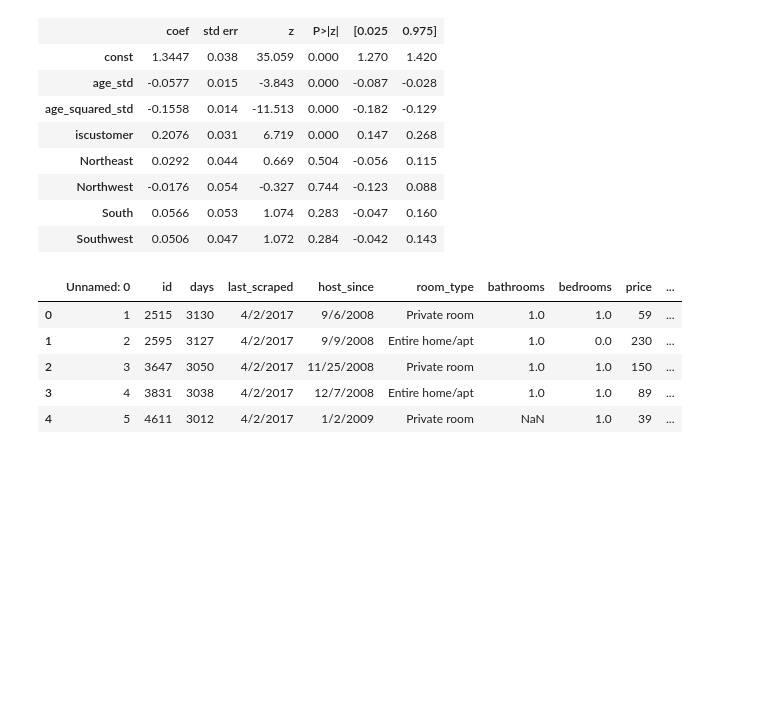
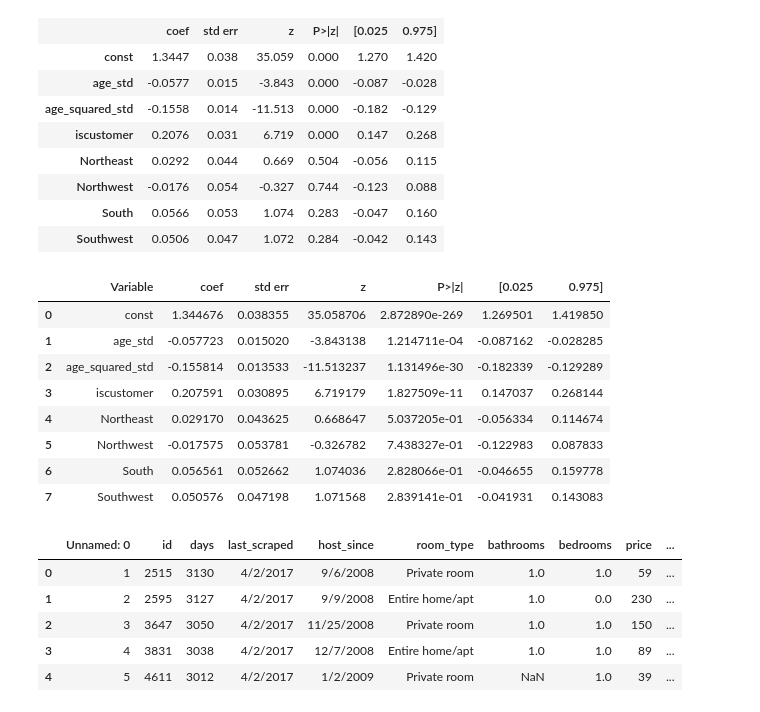
Before and after one commit to rsm-juling/Lulu_marketing_analytics_project, a Jupyter notebook: blog/Project2/index.ipynb, the cells around one changed output. Cells and saved outputs as stored; diff of their text form; code cells hidden in the pictures; blank space fills up the shorter version.

```diff
--- a/blog/Project2/index.ipynb
+++ b/blog/Project2/index.ipynb
@@ -459,6 +461,49 @@ Generalized Linear Model Regression Results
 | Northwest | -0.0176 | 0.054 | -0.327 | 0.744 | -0.123 | 0.088 |
 | South | 0.0566 | 0.053 | 1.074 | 0.283 | -0.047 | 0.160 |
 | Southwest | 0.0506 | 0.047 | 1.072 | 0.284 | -0.042 | 0.143 |
+# %%
+import statsmodels.api as sm
+
+blueprinty["age_std"] = (blueprinty["age"] - blueprinty["age"].mean()) / blueprinty["age"].std()
+blueprinty["age_squared_std"] = blueprinty["age_std"] ** 2
+
+region_dummies = pd.get_dummies(blueprinty["region"], drop_first=True)
+
+X_sm = pd.concat([
+    blueprinty[["age_std", "age_squared_std", "iscustomer"]],
+    region_dummies
+], axis=1)
+
+X_sm = X_sm.astype(float)
+
+X_sm = sm.add_constant(X_sm)
+
+Y = blueprinty["patents"]
+
+model = sm.GLM(Y, X_sm, family=sm.families.Poisson())
+result = model.fit()
+# 擷取回歸摘要表格，並只保留與截圖中對應的欄位
+summary_df = result.summary2().tables[1].reset_index()
+summary_df = summary_df.rename(columns={
+    "index": "Variable",
+    "Coef.": "coef",
+    "Std.Err.": "std err",
+    "P>|z|": "P>|z|",
+    "[0.025": "[0.025",
+    "0.975]": "0.975]"
+})
+
+summary_df
+# %% [output]
+|  | Variable | coef | std err | z | P>|z| | [0.025 | 0.975] |
+| 0 | const | 1.344676 | 0.038355 | 35.058706 | 2.872890e-269 | 1.269501 | 1.419850 |
+| 1 | age_std | -0.057723 | 0.015020 | -3.843138 | 1.214711e-04 | -0.087162 | -0.028285 |
+| 2 | age_squared_std | -0.155814 | 0.013533 | -11.513237 | 1.131496e-30 | -0.182339 | -0.129289 |
+| 3 | iscustomer | 0.207591 | 0.030895 | 6.719179 | 1.827509e-11 | 0.147037 | 0.268144 |
+| 4 | Northeast | 0.029170 | 0.043625 | 0.668647 | 5.037205e-01 | -0.056334 | 0.114674 |
+| 5 | Northwest | -0.017575 | 0.053781 | -0.326782 | 7.438327e-01 | -0.122983 | 0.087833 |
+| 6 | South | 0.056561 | 0.052662 | 1.074036 | 2.828066e-01 | -0.046655 | 0.159778 |
+| 7 | Southwest | 0.050576 | 0.047198 | 1.071568 | 2.839141e-01 | -0.041931 | 0.143083 |
 # %%
 import pandas as pd
 airbnb = pd.read_csv('airbnb.csv')
```
Also changed, not shown: parts of 7 cells of this notebook, 19 other files.
